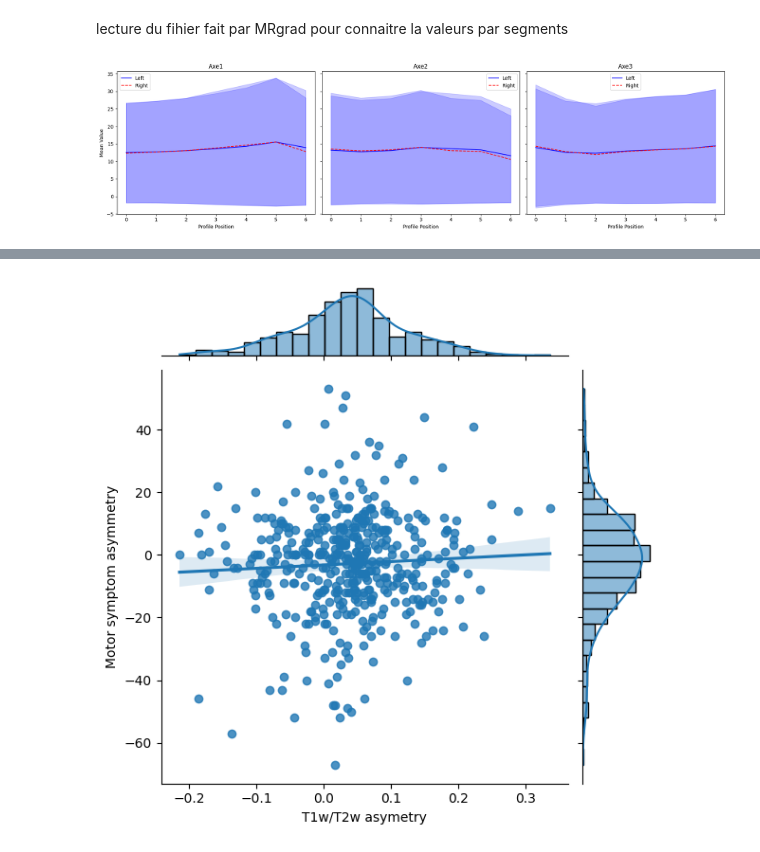
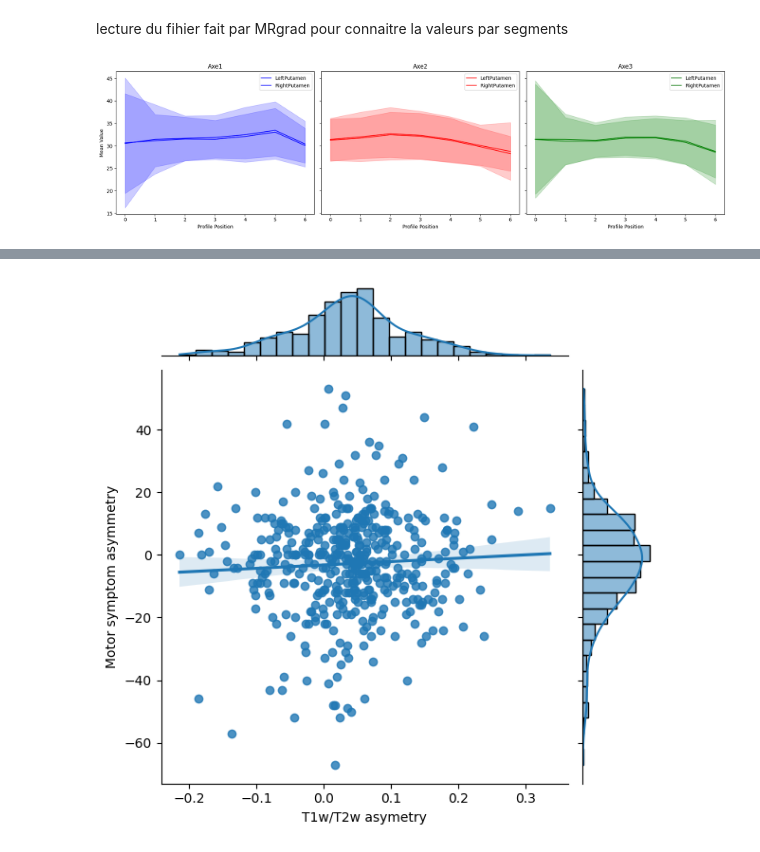
Before and after one commit to RomainViardLille/LiiFE, a Jupyter notebook: Predistim_asymetry.ipynb, the cells around one changed output, grey strips where cells are left out. Saved outputs shown, nothing was run; the diff lists cells and outputs as text; code cells hidden in the pictures.

```diff
--- a/Predistim_asymetry.ipynb
+++ b/Predistim_asymetry.ipynb
@@ -649,7 +627,7 @@ DataFrame is highly fragmented.  This is usually the result of calling `frame.in
 # %% [markdown]
 supprimer le "-" au milieu de l'index
 # %%
-df_romain_filtered.index = df_romain_filtered.index.str.replace("-", "", regex=False)
+df_msa_filtered.index = df_msa_filtered.index.str.replace("-", "", regex=False)
 # %% [markdown]
 distribution des valeurs des "motor symptom asymmetry"
 # %%
@@ -759,39 +710,0 @@ for key, df in sheets_dict.items():
-# %%
-
-
-axes = ['Axe1', 'Axe2', 'Axe3']
-colors = ['blue', 'blue', 'blue']
-
-fig, axs = plt.subplots(1, 3, figsize=(18, 5), sharey=True)
-
-for i, (axe, color) in enumerate(zip(axes, colors)):
-
-    leftputamen_axe_df = dict_of_dicts['LeftPutamen'][axe]
-    # S'assurer que les index sont bien alignés (même format)
-    leftputamen_axe_df.index = leftputamen_axe_df.index.astype(str)
-    df_common_filtered.index = df_common_filtered.index.astype(str)
-
-    # Récupérer la sous-liste pour les sujets présents dans df_common_filtered
-    leftputamen_axe_in_common = leftputamen_axe_df.loc[leftputamen_axe_df.index.intersection(df_common_filtered.index)]
-
-    mean_left = leftputamen_axe_in_common.mean(axis=0)
-    std_left = leftputamen_axe_in_common.std(axis=0)
-    mean_right = dict_of_dicts['RightPutamen'][axe].mean(axis=0)
-    std_right = dict_of_dicts['RightPutamen'][axe].std(axis=0)
-    x = np.arange(len(mean_left))
-
-    ax = axs[i]
-    ax.plot(x, mean_left, color=color, label='Left', linestyle='-')
-    ax.fill_between(x, mean_left - std_left, mean_left + std_left, color=color, alpha=0.2)
-    ax.plot(x, mean_right, color='red', label='Right', linestyle='--')
-    ax.fill_between(x, mean_right - std_right, mean_right + std_right, color='blue', alpha=0.2)
-    ax.set_xlabel('Profile Position')
-    ax.set_title(f'{axe}')
-    if i == 0:
-        ax.set_ylabel('Mean Value')
-    ax.legend()
-
-plt.tight_layout()
-plt.show()
-# %% [output]
-[figure, removed]
@@ -797,0 +776,7 @@ plt.show()
+# %%
+# Exemple d'utilisation
+excel_file = os.path.join(pl.STUDY_PATH,'code', 'mrGrad_AvivMezer', 'mrGradOuputs_PutamenVolbrain_R2.xlsx')
+rois = ['LeftPutamen', 'RightPutamen']
+plot_roi_profiles(excel_file, rois)
+# %% [output]
+[figure, added]
```
Also changed, not shown: parts of 27 cells of this notebook.
